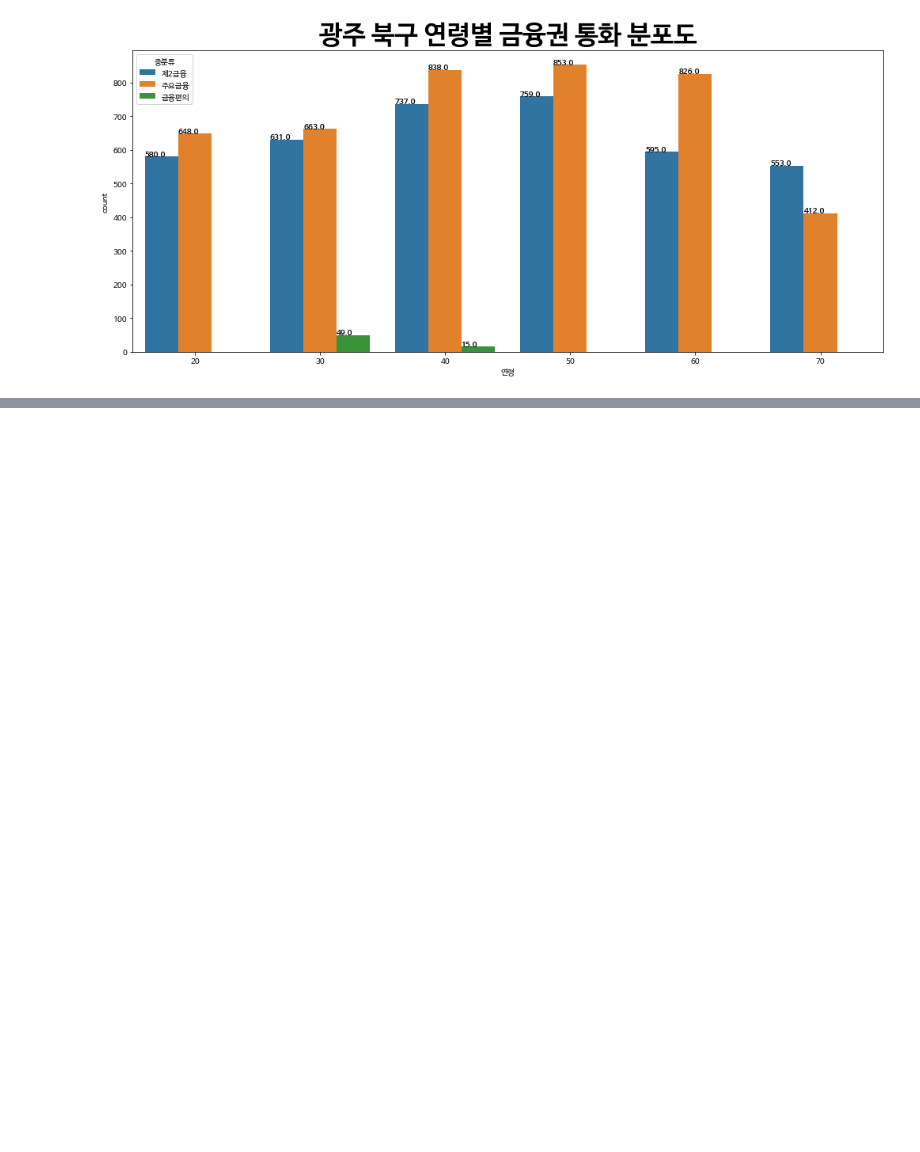
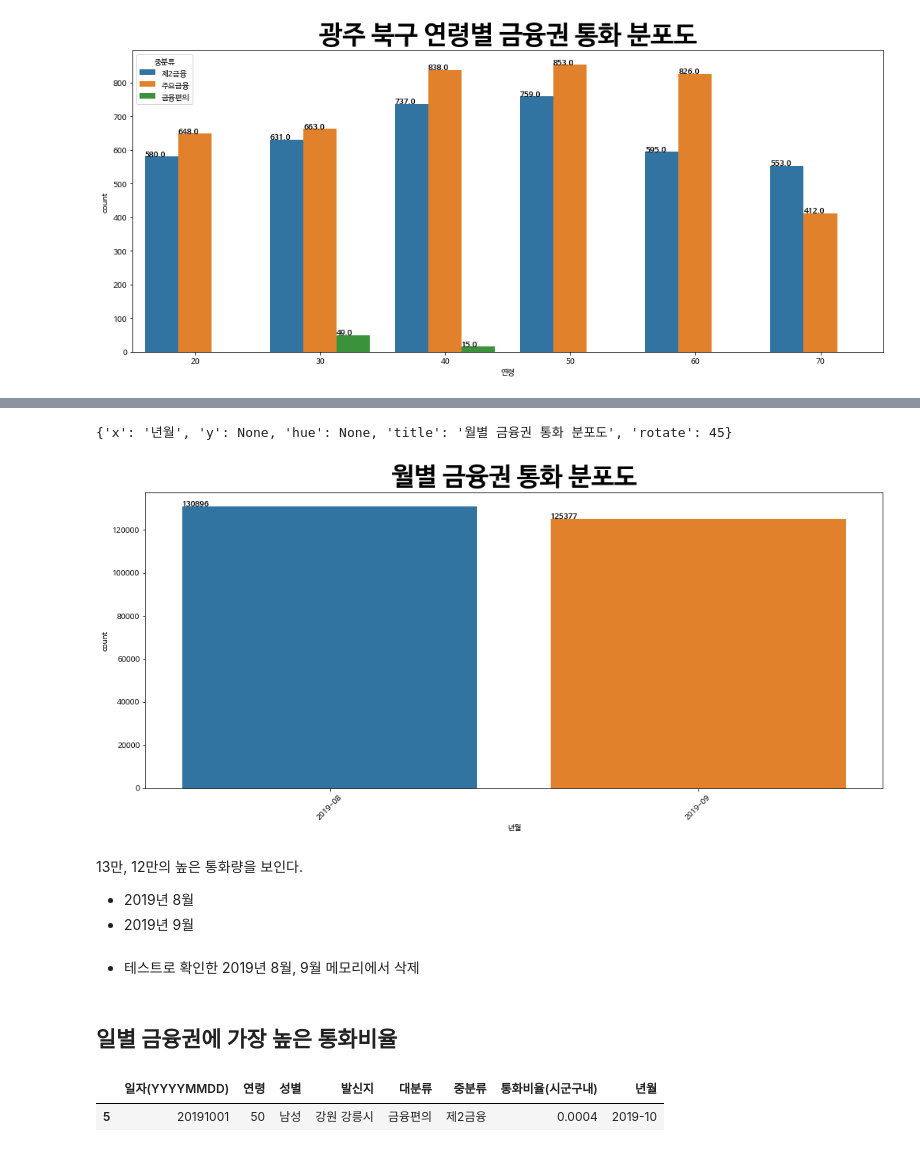
Before and after one commit to wiv33/A-Learning-python, a Jupyter notebook: machine-learning/_000_hello_machine/_000_basic/_012_visualization/sk_call_data.ipynb, the cells around one changed output, grey strips where cells are left out. Cells and saved outputs as stored; diff of their text form; code cells hidden in the pictures; blank space fills up the shorter version.

```diff
--- a/machine-learning/_000_hello_machine/_000_basic/_012_visualization/sk_call_data.ipynb
+++ b/machine-learning/_000_hello_machine/_000_basic/_012_visualization/sk_call_data.ipynb
@@ -510,0 +553,11 @@ array(['대구 남구', '서울 관악구', '대전 동구', '부산 북구', '
+# %%
+temp_df = pd.DataFrame(data=None, columns=['일자(YYYYMMDD)', '연령', '성별',
+                                      '발신지(시도)', '발신지(시군구)',
+                                      '대분류', '중분류',
+                                      '통화비율(시군구내)'])
+df_test = accumulateDataFrame(temp_df, files)
+# %%
+temp_df = df_test.copy()
+# %%
+temp_df['년월'] = temp_df['일자(YYYYMMDD)'].astype(str).map(lambda x: '{}-{}'.format(x[:4], x[4:6]))
+temp_df.head()
@@ -510,0 +571,17 @@ array(['대구 남구', '서울 관악구', '대전 동구', '부산 북구', '
+# %%
+kwargs = {
+    'x': '년월',
+    'y': None,
+    'hue': None,
+    'title': '월별 금융권 통화 분포도',
+    'rotate': 45
+}
+common_count(temp_df.groupby('대분류').get_group('금융편의'), **kwargs)
+# %% [output]
+{'x': '년월', 'y': None, 'hue': None, 'title': '월별 금융권 통화 분포도', 'rotate': 45}
+[figure, added]
+# %% [markdown]
+13만, 12만의 높은 통화량을 보인다.
+
+- 2019년 8월
+- 2019년 9월
@@ -510,0 +591,10 @@ array(['대구 남구', '서울 관악구', '대전 동구', '부산 북구', '
+# %% [markdown]
+- 테스트로 확인한 2019년 8월, 9월 메모리에서 삭제
+# %% [markdown]
+## 일별 금융권에 가장 높은 통화비율
+# %%
+day_df = df.groupby('대분류').get_group('금융편의')
+day_df.head(1)
+# %% [output]
+|  | 일자(YYYYMMDD) | 연령 | 성별 | 발신지 | 대분류 | 중분류 | 통화비율(시군구내) | 년월 |
+| 5 | 20191001 | 50 | 남성 | 강원 강릉시 | 금융편의 | 제2금융 | 0.0004 | 2019-10 |
```
Also changed, not shown: parts of 19 cells of this notebook.
